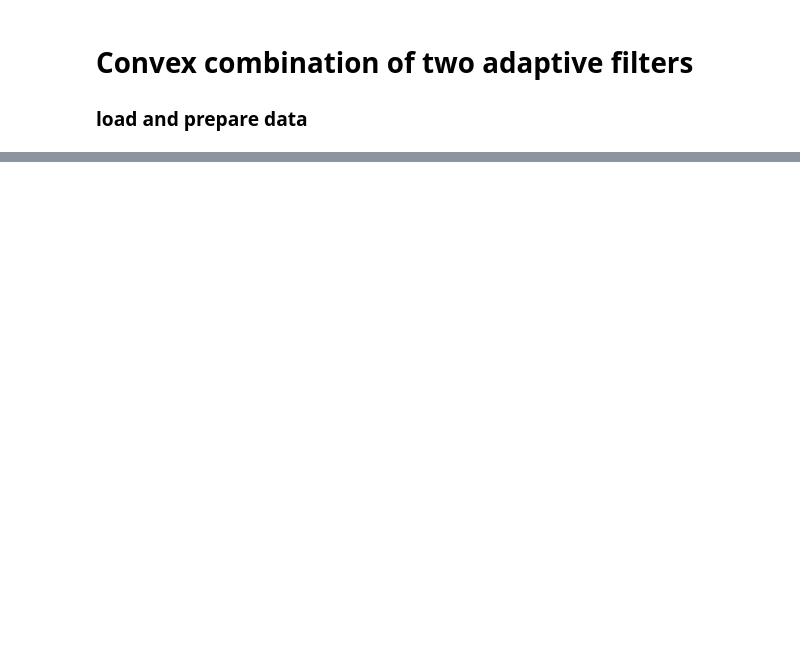
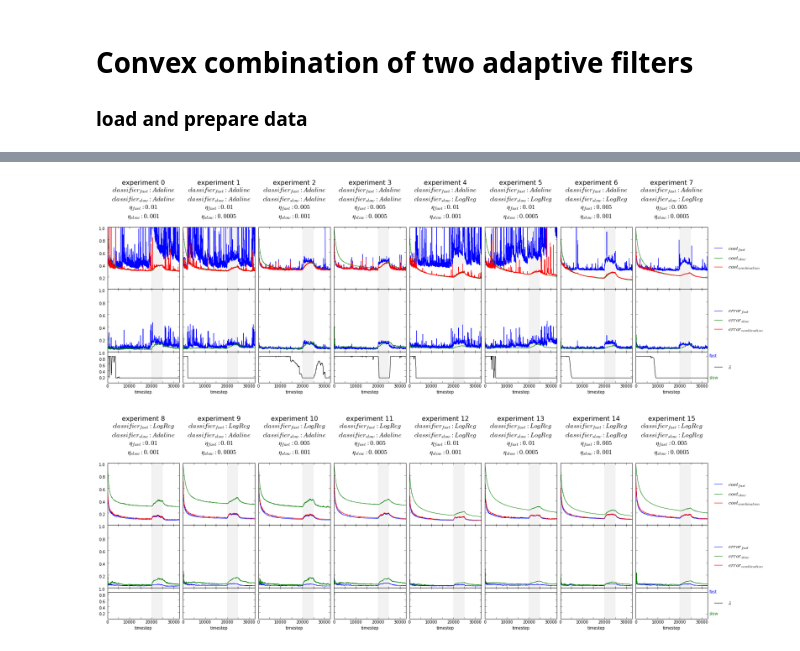
Before and after one commit to galvanic/adversML, a Jupyter notebook: notebooks/adaptive.ipynb, the cells around one changed output, grey strips where cells are left out. Drawn from its saved outputs; the diff is of its cells as text; code cells hidden in the pictures; blank space fills up the shorter version.

```diff
--- a/notebooks/adaptive.ipynb
+++ b/notebooks/adaptive.ipynb
@@ -32,0 +30,22 @@ DF
+# %%
+
+BATCH_ID = '1608230127'
+
+import yaml
+import glob
+import os.path
+
+DATASETS_DIR = os.path.join('..', '..', 'datasets', 'results')
+with open(glob.glob(os.path.join(DATASETS_DIR, '%s*.yaml' % BATCH_ID))[0], 'r') as ifile:
+    BATCH_SPECS = yaml.safe_load(ifile)
+
+ATTACK = BATCH_SPECS['default_parameters']['attack']['parameters']
+if 'duration' not in ATTACK:
+    ATTACK.update({'duration': ATTACK['end'] - ATTACK['start']})
+
+ifilepath = os.path.join(DATASETS_DIR, '%s-df.dat' % BATCH_ID)
+DF = pd.read_pickle(ifilepath)
+
+TOTAL_TIMESTEPS = len(list(filter(lambda label: label.name == 'timestep', DF.columns.levels))[0])
+
+DF
@@ -108,0 +159,15 @@ for experiment_ids in chunks(DF.index.levels[-1], groups_of=2):
+# %%
+
+experiment_ids = sorted(DF.index.levels[-1], key=lambda label: int(label.split(' ')[1]))
+
+for experiment_ids_group in chunks(experiment_ids, groups_of=8):
+
+    dfs = list(map(get_df, experiment_ids_group))
+    titles = map(lambda expid_df: 'experiment %s\n%s' % (expid_df[0].split(' ')[1], get_title(expid_df[1])),
+                 zip(experiment_ids_group, dfs))
+    dfs = map(prepare, dfs)
+
+    compare(list(zip(dfs, titles)))
+# %% [output]
+[figure, added]
+[figure, added]
```
Also changed, not shown: parts of 11 cells of this notebook.
